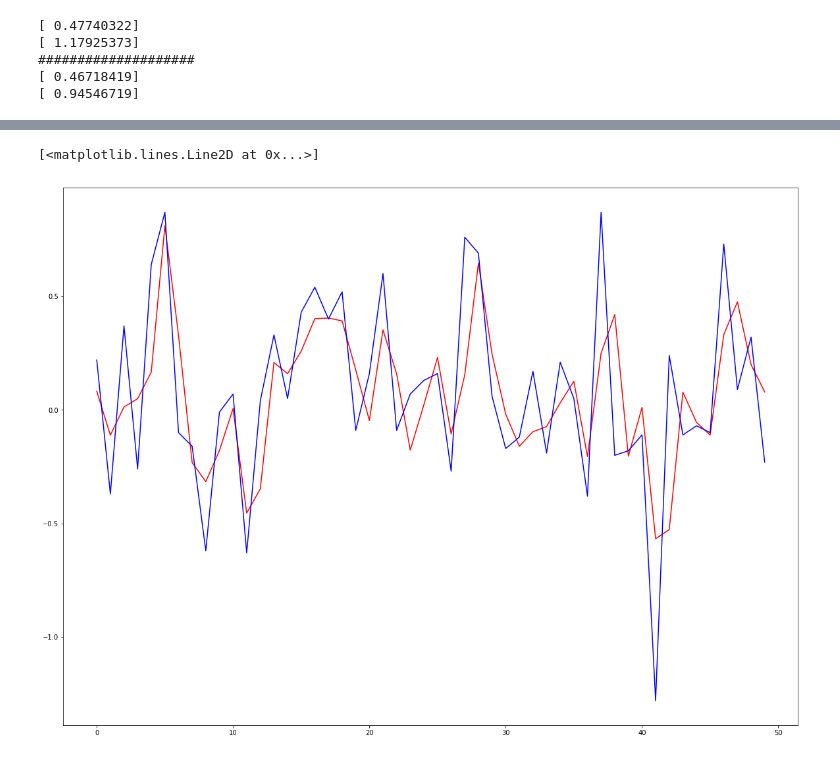
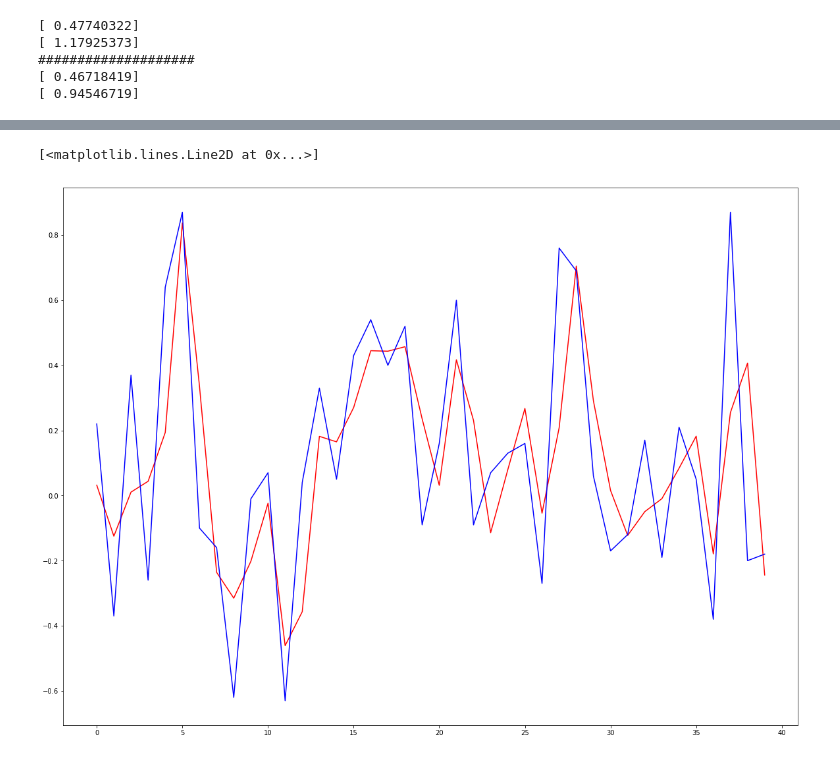
Before and after one commit to positivcheg94/project_bohomol, a Jupyter notebook: project.ipynb, the cells around one changed output, grey strips where cells are left out. Cells and saved outputs as stored; diff of their text form; code cells hidden in the pictures.

```diff
--- a/project.ipynb
+++ b/project.ipynb
@@ -232,17 +230,19 @@ import statsmodels.api as sm
 import statsmodels.formula.api as smf
 import statsmodels.tsa as tsa
 # %%
-rlm_mnodel = sm.RLM( y_train_lin[:,0], X_train_lin , M=sm.robust.norms.AndrewWave())
-rlm_result = rlm_mnodel.fit(conv = 'sresid')
-pred_train = rlm_result.predict(X_train_lin)
-pred_test = rlm_result.predict(X_test_lin)
+for i in range(5):
+    rlm_mnodel = sm.RLM( y_train_lin[:,i], X_train_lin , M=sm.robust.norms.AndrewWave())
+    rlm_result = rlm_mnodel.fit()
+    pred_train = rlm_result.predict(X_train_lin)
+    pred_test = rlm_result.predict(X_test_lin)
 
 
-print(r2_score(y_train_lin[:,0], pred_train, multioutput = "raw_values"))
-print(mean_squared_error(y_train_lin[:,0], pred_train, multioutput = "raw_values"))
-print('#'*20)
-print(r2_score(y_test_lin[:,0], pred_test, multioutput = "raw_values"))
-print(mean_squared_error(y_test_lin[:,0], pred_test, multioutput = "raw_values"))
+    print(r2_score(y_train_lin[:,i], pred_train, multioutput = "raw_values"))
+    print(mean_squared_error(y_train_lin[:,i], pred_train, multioutput = "raw_values"))
+    print('#'*10)
+    print(r2_score(y_test_lin[:,i], pred_test, multioutput = "raw_values"))
+    print(mean_squared_error(y_test_lin[:,i], pred_test, multioutput = "raw_values"))
+    print('#'*20)
 # %% [output]
 [ 0.53016137]
 [ 0.3201149]
@@ -252,7 +264,7 @@ print(mean_squared_error(y_test_lin[:,0], pred_test, multioutput = "raw_values")
 # %%
 plt.subplots(figsize=(20,15))
-plt.plot(pred[:50], 'r')
-plt.plot(y_test_lin[:50,0], 'b')
+plt.plot(pred_test[:40], 'r')
+plt.plot(y_test_lin[:40,0], 'b')
 # %% [output]
 [<matplotlib.lines.Line2D at 0x...>]
-[figure, old version]
+[figure, new version]
```
Also changed, not shown: parts of 8 cells of this notebook.
